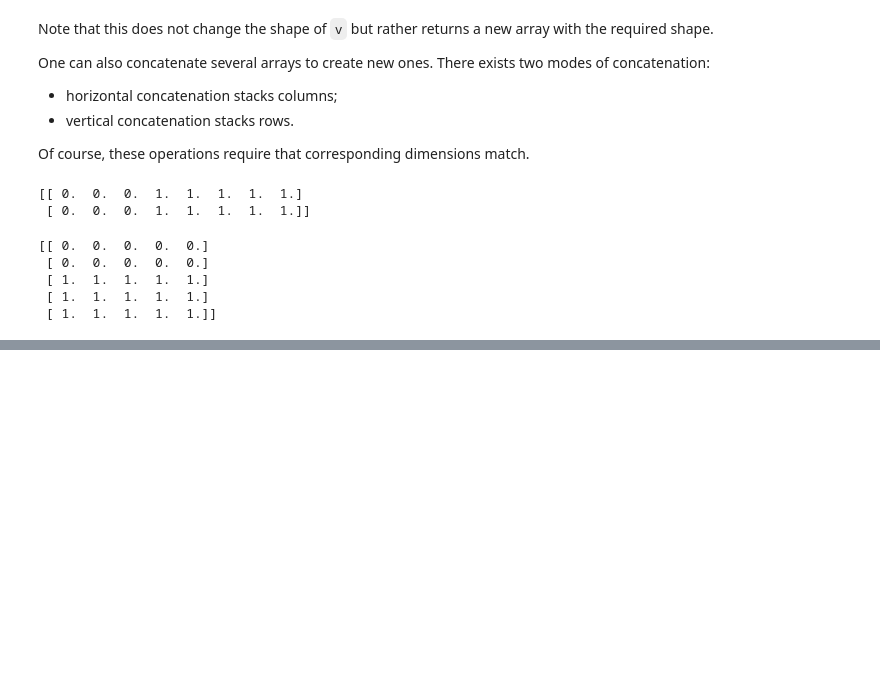
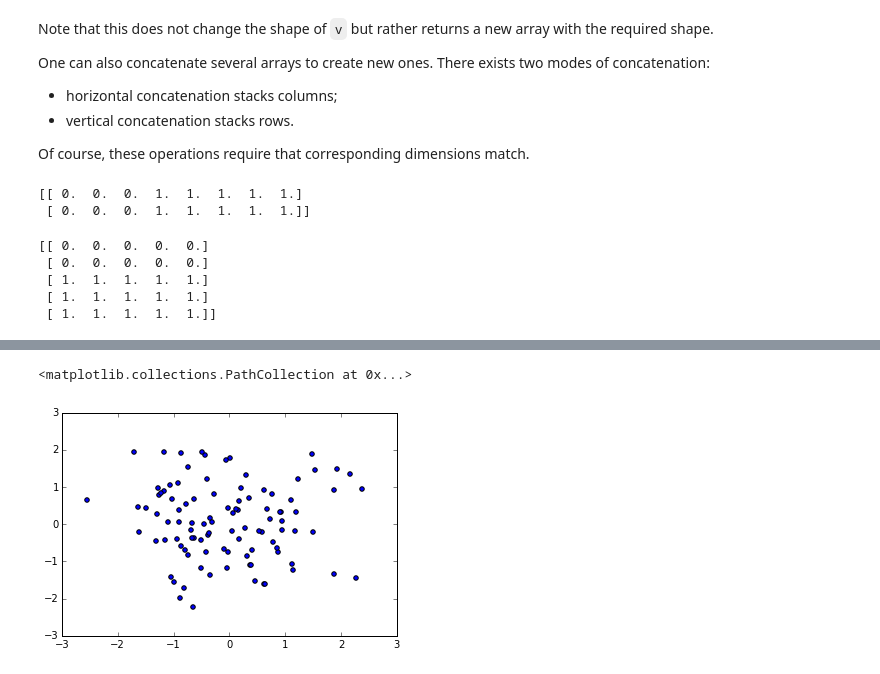
Before and after one commit to rtavenar/rtavenar.github.io, a Jupyter notebook: teaching/sklearn/notebooks/00_Introduction.ipynb, the cells around one changed output, grey strips where cells are left out. Drawn from its saved outputs; the diff is of its cells as text; code cells hidden in the pictures; blank space fills up the shorter version.

```diff
--- a/teaching/sklearn/notebooks/00_Introduction.ipynb
+++ b/teaching/sklearn/notebooks/00_Introduction.ipynb
@@ -265,0 +264,13 @@ print(np.vstack((np.zeros((2, 5)), np.ones((3, 5)))))
+# %%
+%matplotlib inline
+# You don't need to write the previous line in your scripts, it just means
+# "Render matplotlib figures in the notebook"
+import matplotlib.pyplot as plt
+
+X = np.random.randn(100, 2)
+y = np.array([0] * 50 + [1] * 50)
+
+plt.scatter(X[:, 0], X[:, 1])  # Takes 2 vectors as inputs: vector of x-coordinates and that of y-coordinates
+# %% [output]
+<matplotlib.collections.PathCollection at 0x...>
+[figure, added]
```
Also changed, not shown: parts of 23 cells of this notebook, 5 other files.
